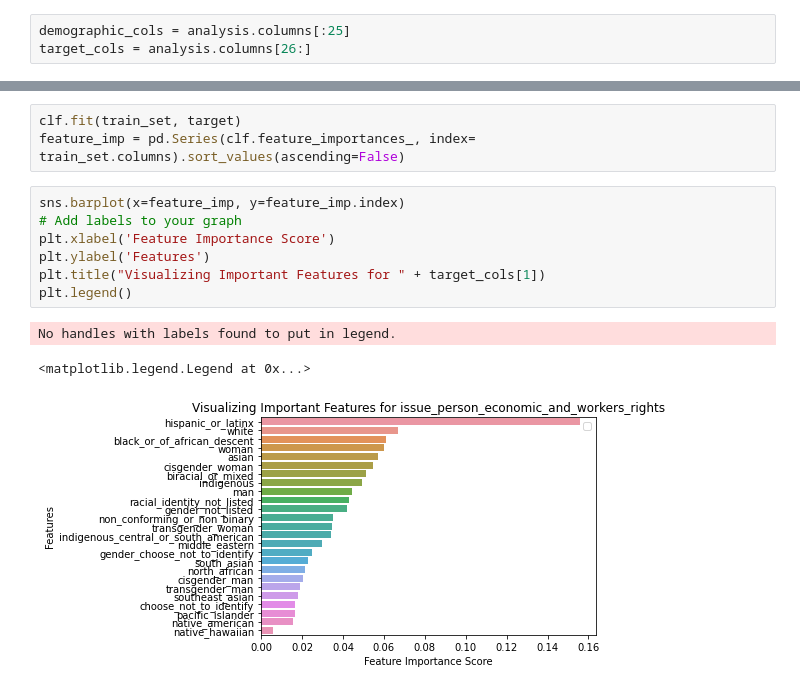
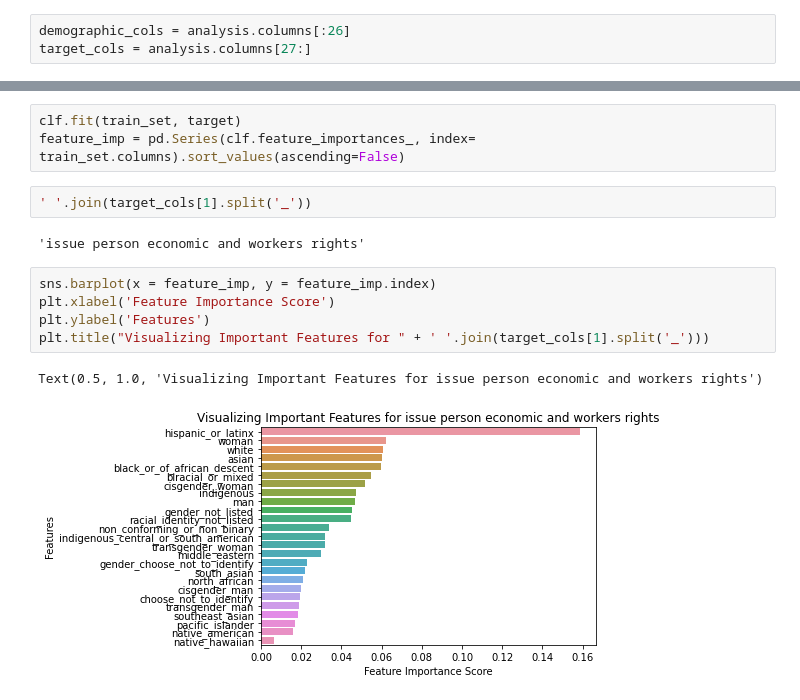
Before and after one commit to Vincent-Kwan/Datathon_WomensMarch, a Jupyter notebook: Inferential_stats.ipynb, the cells around one changed output, grey strips where cells are left out. Saved outputs shown, nothing was run; the diff lists cells and outputs as text.

```diff
--- a/Inferential_stats.ipynb
+++ b/Inferential_stats.ipynb
@@ -161,6 +171,6 @@ analysis = df.iloc[:, 8:46]
 # %%
-demographic_cols = analysis.columns[:25]
-target_cols = analysis.columns[26:]
+demographic_cols = analysis.columns[:26]
+target_cols = analysis.columns[27:]
 # %%
 analysis.head()
 # %% [output]
@@ -181,14 +191,15 @@ clf=RandomForestClassifier(n_estimators=100)
 # %%
 clf.fit(train_set, target)
 feature_imp = pd.Series(clf.feature_importances_, index= train_set.columns).sort_values(ascending=False)
+# %%
+' '.join(target_cols[1].split('_'))
+# %% [output]
+'issue person economic and workers rights'
 # %%
-sns.barplot(x=feature_imp, y=feature_imp.index)
-# Add labels to your graph
+sns.barplot(x = feature_imp, y = feature_imp.index)
 plt.xlabel('Feature Importance Score')
 plt.ylabel('Features')
-plt.title("Visualizing Important Features for " + target_cols[1])
-plt.legend()
+plt.title("Visualizing Important Features for " + ' '.join(target_cols[1].split('_')))
 # %% [output]
-No handles with labels found to put in legend.
+Text(0.5, 1.0, 'Visualizing Important Features for issue person economic and workers rights')
-<matplotlib.legend.Legend at 0x...>
-[figure, old version]
+[figure, new version]
```
Also changed, not shown: parts of 7 cells of this notebook.
